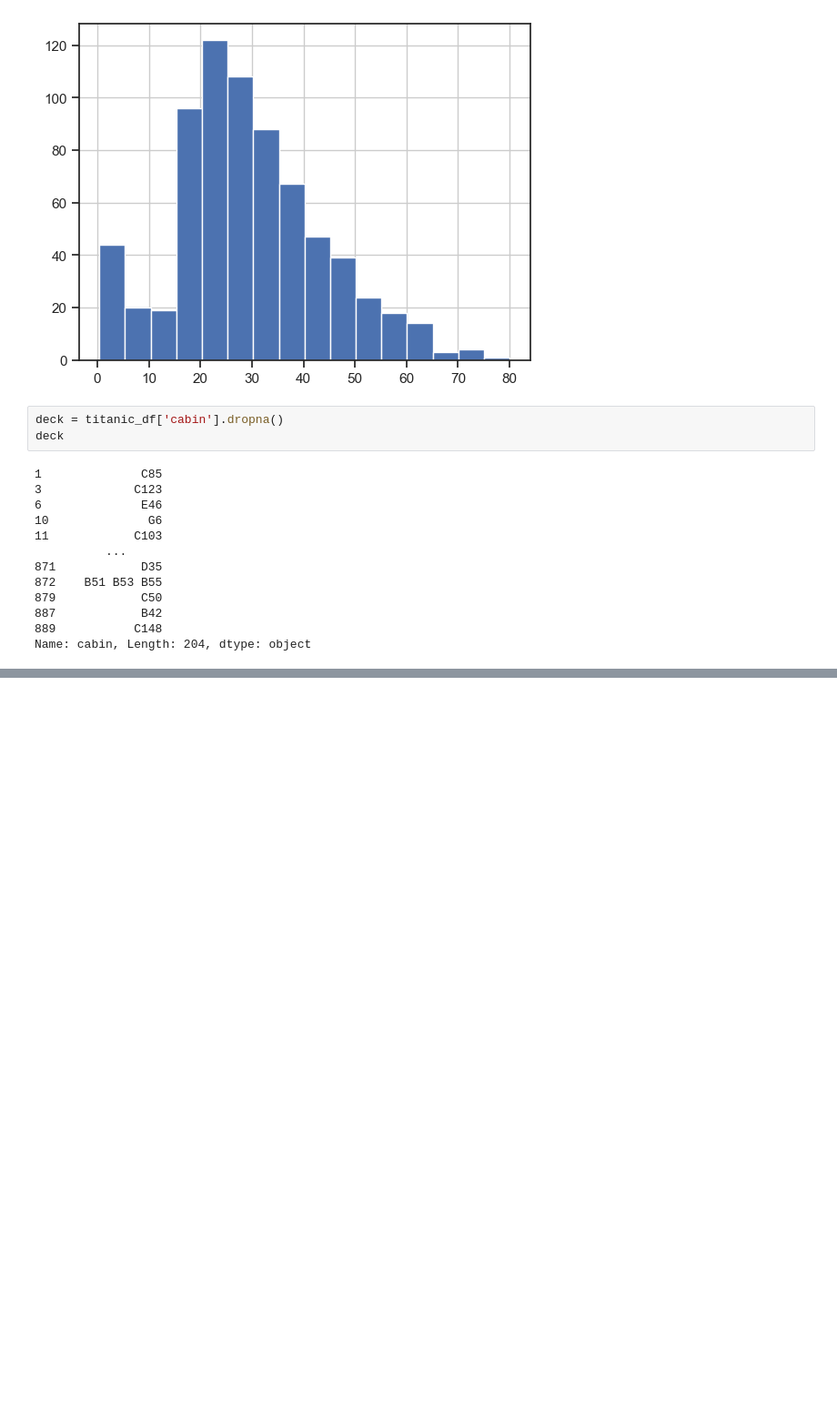
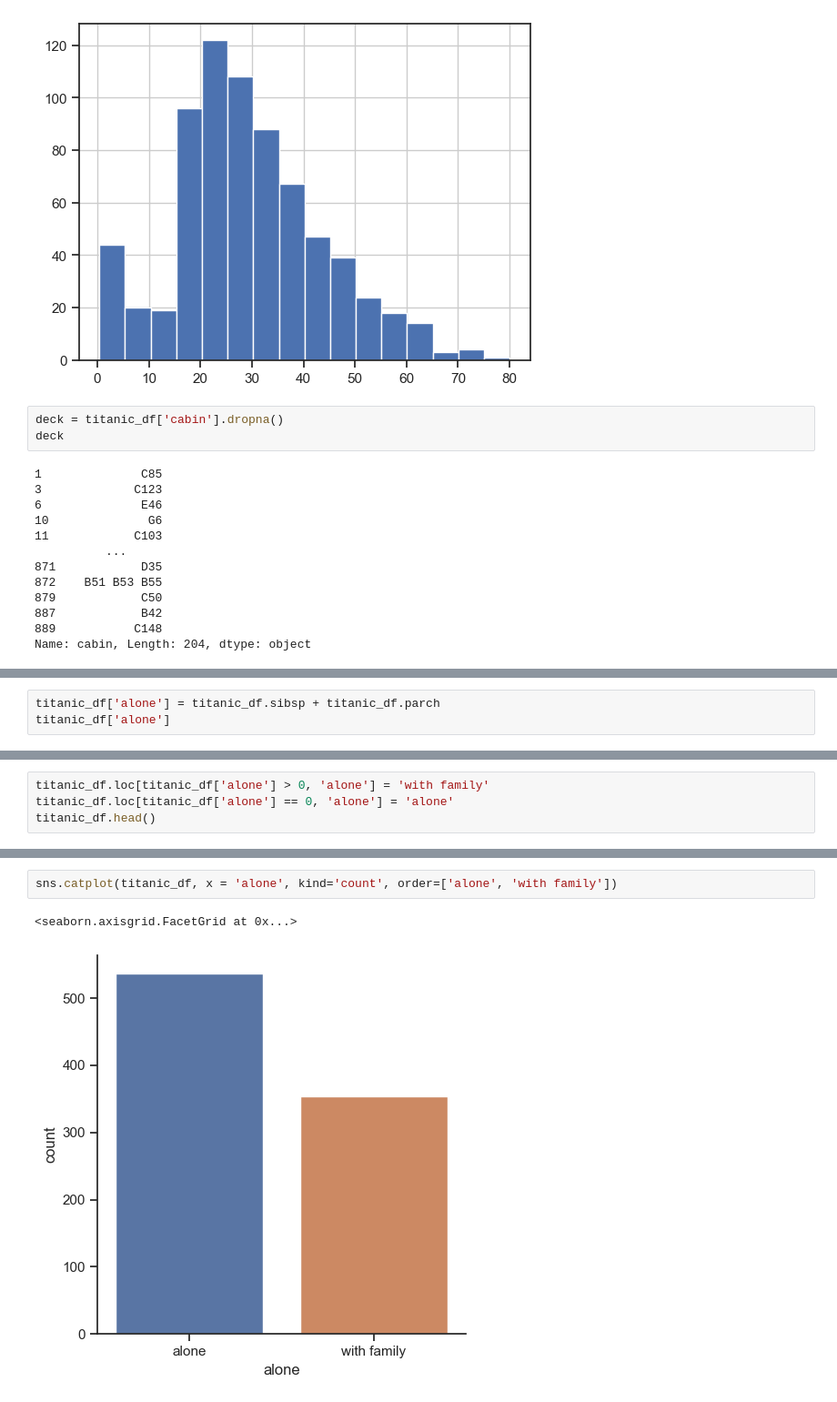
Before and after one commit to araobp/data-science, a Jupyter notebook: Titanic/study1.ipynb, the cells around one changed output, grey strips where cells are left out. Shown: that part at 91% size. Cells and saved outputs as stored; diff of their text form; blank space fills up the shorter version.

```diff
--- a/Titanic/study1.ipynb
+++ b/Titanic/study1.ipynb
@@ -141,0 +159,3 @@ Name: cabin, Length: 204, dtype: object
+# %%
+titanic_df['alone'] = titanic_df.sibsp + titanic_df.parch
+titanic_df['alone']
@@ -141,0 +175,4 @@ Name: cabin, Length: 204, dtype: object
+# %%
+titanic_df.loc[titanic_df['alone'] > 0, 'alone'] = 'with family'
+titanic_df.loc[titanic_df['alone'] == 0, 'alone'] = 'alone'
+titanic_df.head()
@@ -141,0 +186,5 @@ Name: cabin, Length: 204, dtype: object
+# %%
+sns.catplot(titanic_df, x = 'alone', kind='count', order=['alone', 'with family'])
+# %% [output]
+<seaborn.axisgrid.FacetGrid at 0x...>
+[figure, added]
```
Also changed, not shown: parts of 11 cells of this notebook.
